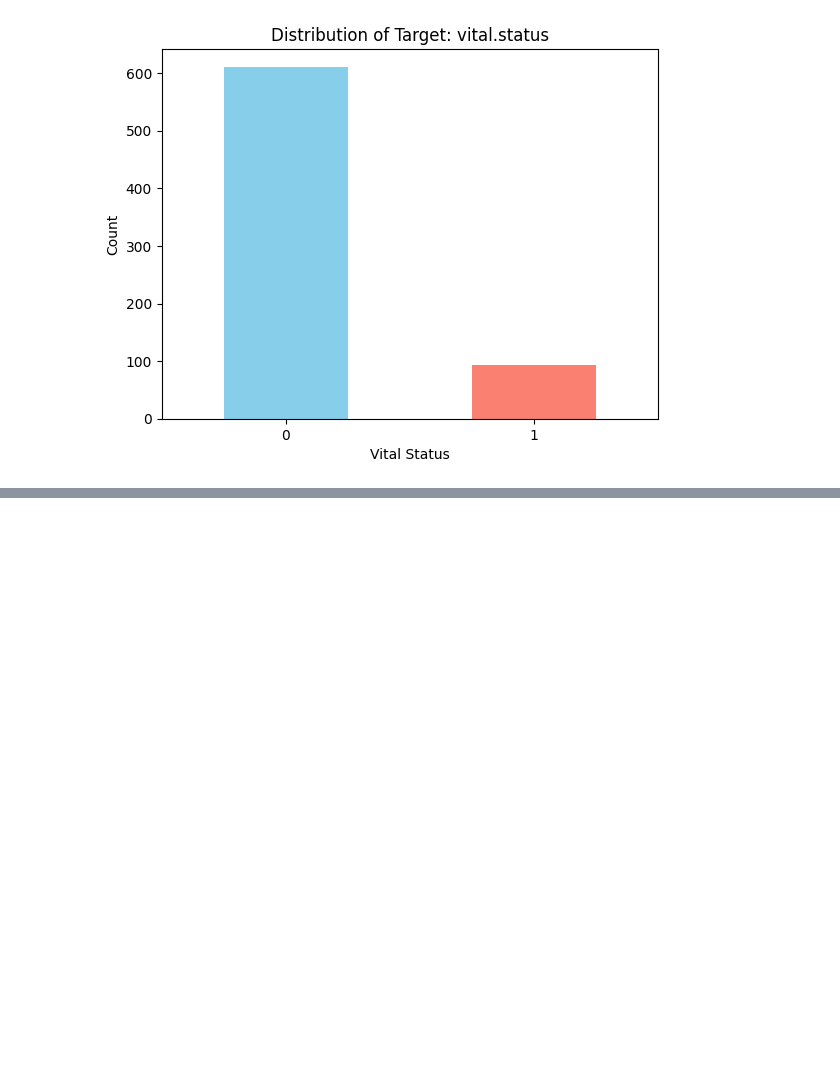
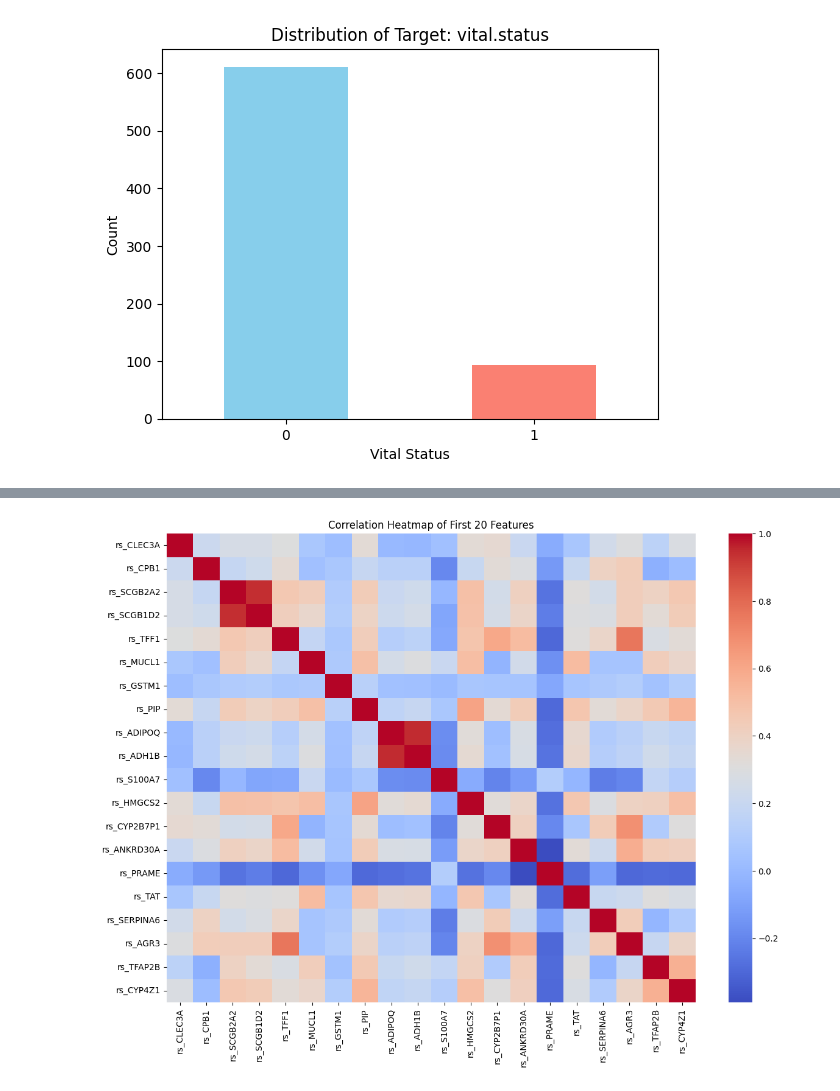
Before and after one commit to Cynthiachelangat/BreastCancer-classification, a Jupyter notebook: classify.ipynb, the cells around one changed output, grey strips where cells are left out. Saved outputs shown, nothing was run; the diff lists cells and outputs as text; code cells hidden in the pictures; blank space fills up the shorter version.

```diff
--- a/classify.ipynb
+++ b/classify.ipynb
@@ -150,0 +161,9 @@ Name: count, dtype: int64
+# %%
+subset = data.iloc[:, :20]
+
+plt.figure(figsize=(14, 10))
+sns.heatmap(subset.corr(), annot=False, cmap='coolwarm', fmt='.2f')
+plt.title("Correlation Heatmap of First 20 Features")
+plt.show()
+# %% [output]
+[figure, added]
```
Also changed, not shown: parts of 2 cells of this notebook, 1 other file.
